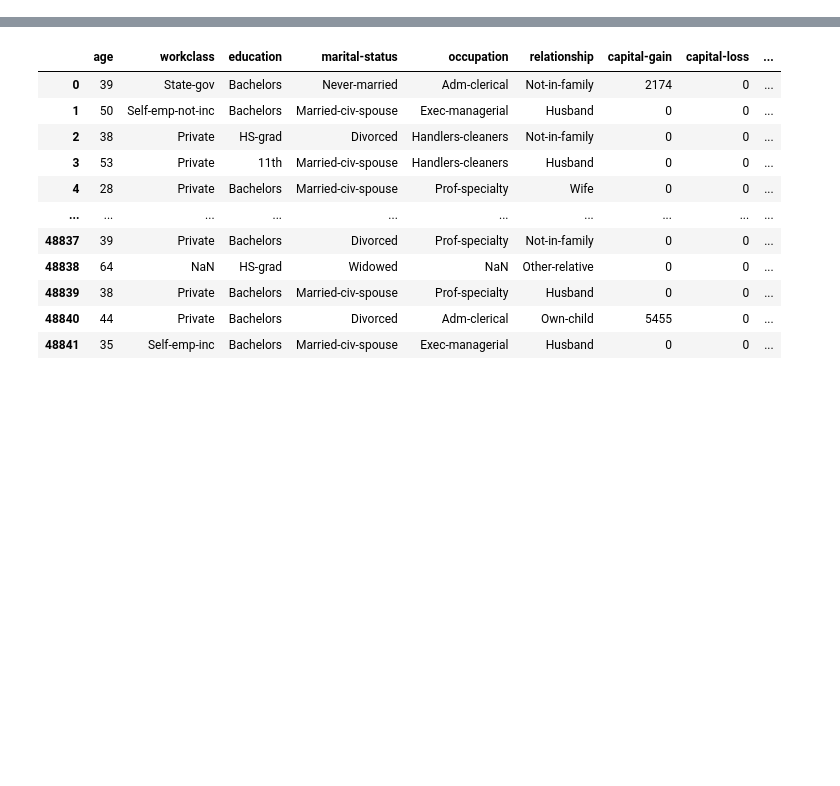
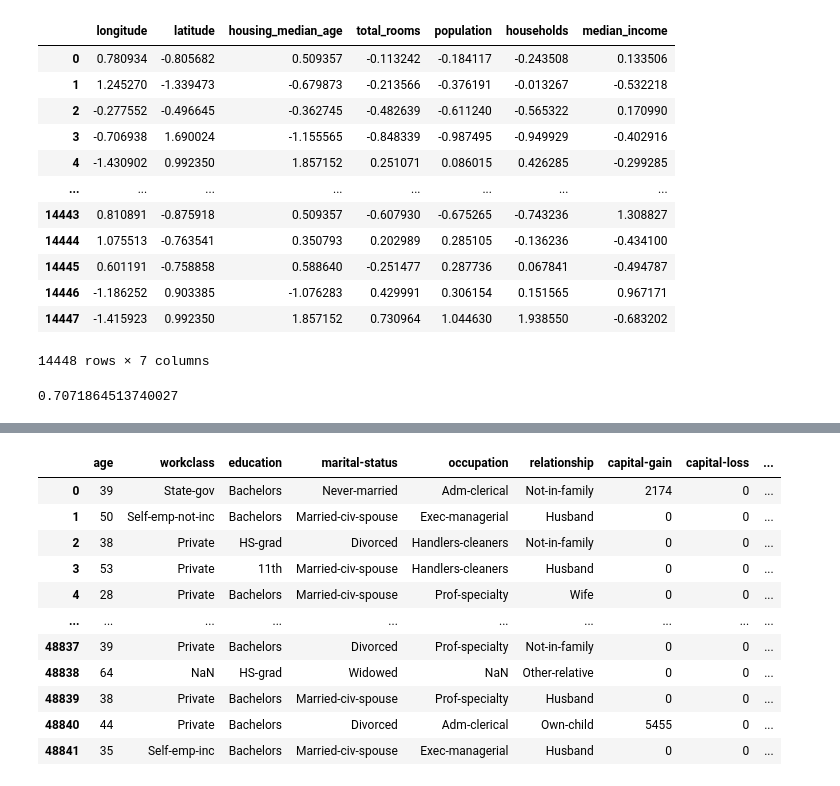
Before and after one commit to rachelkd/geering-up, a Jupyter notebook: 3_1-data-preprocessing.ipynb, the cells around one changed output, grey strips where cells are left out. Drawn from its saved outputs; the diff is of its cells as text; code cells hidden in the pictures; blank space fills up the shorter version.

```diff
--- a/3_1-data-preprocessing.ipynb
+++ b/3_1-data-preprocessing.ipynb
@@ -544,0 +120,4 @@ model.score(X_test_transformed, y_test)
+# %%
+X = housing_data.drop(columns=["median_house_value", "ocean_proximity", "total_bedrooms"])
+y = housing_data["median_house_value"]
+X_train, X_test, y_train, y_test = train_test_split(X, y, test_size=0.3, random_state=42)
@@ -544,0 +126,4 @@ model.score(X_test_transformed, y_test)
+# %%
+model = KNeighborsRegressor(n_neighbors=5)
+model.fit(X_train, y_train)
+model.score(X_test, y_test)
@@ -544,0 +137,28 @@ model.score(X_test_transformed, y_test)
+# %%
+transformer = StandardScaler()
+X_train_scaled = transformer.fit_transform(X_train)
+X_test_scaled = transformer.transform(X_test)
+# %%
+X_train_scaled = pd.DataFrame(X_train_scaled, columns=X_train.columns.to_list())
+X_test_scaled = pd.DataFrame(X_test_scaled, columns=X_test.columns.to_list())
+X_train_scaled
+# %% [output]
+|  | longitude | latitude | housing_median_age | total_rooms | population | households | median_income |
+| 0 | 0.780934 | -0.805682 | 0.509357 | -0.113242 | -0.184117 | -0.243508 | 0.133506 |
+| 1 | 1.245270 | -1.339473 | -0.679873 | -0.213566 | -0.376191 | -0.013267 | -0.532218 |
+| 2 | -0.277552 | -0.496645 | -0.362745 | -0.482639 | -0.611240 | -0.565322 | 0.170990 |
+| 3 | -0.706938 | 1.690024 | -1.155565 | -0.848339 | -0.987495 | -0.949929 | -0.402916 |
+| 4 | -1.430902 | 0.992350 | 1.857152 | 0.251071 | 0.086015 | 0.426285 | -0.299285 |
+| ... | ... | ... | ... | ... | ... | ... | ... |
+| 14443 | 0.810891 | -0.875918 | 0.509357 | -0.607930 | -0.675265 | -0.743236 | 1.308827 |
+| 14444 | 1.075513 | -0.763541 | 0.350793 | 0.202989 | 0.285105 | -0.136236 | -0.434100 |
+| 14445 | 0.601191 | -0.758858 | 0.588640 | -0.251477 | 0.287736 | 0.067841 | -0.494787 |
+| 14446 | -1.186252 | 0.903385 | -1.076283 | 0.429991 | 0.306154 | 0.151565 | 0.967171 |
+| 14447 | -1.415923 | 0.992350 | 1.857152 | 0.730964 | 1.044630 | 1.938550 | -0.683202 |
+14448 rows × 7 columns
+# %%
+model = KNeighborsRegressor(n_neighbors=5)
+model.fit(X_train_scaled, y_train)
+model.score(X_test_scaled, y_test)
+# %% [output]
+0.7071864513740027
```
Also changed, not shown: parts of 110 cells of this notebook, 1 other file.
